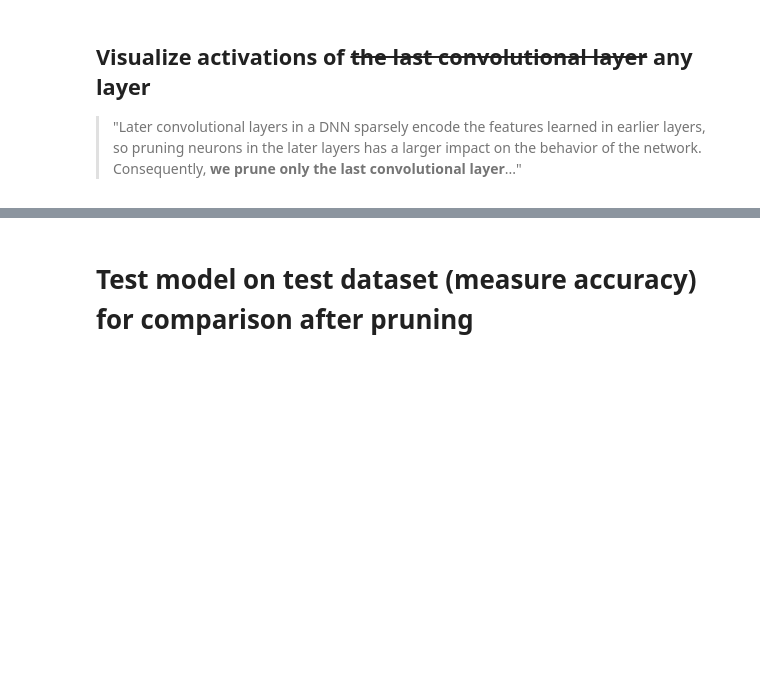
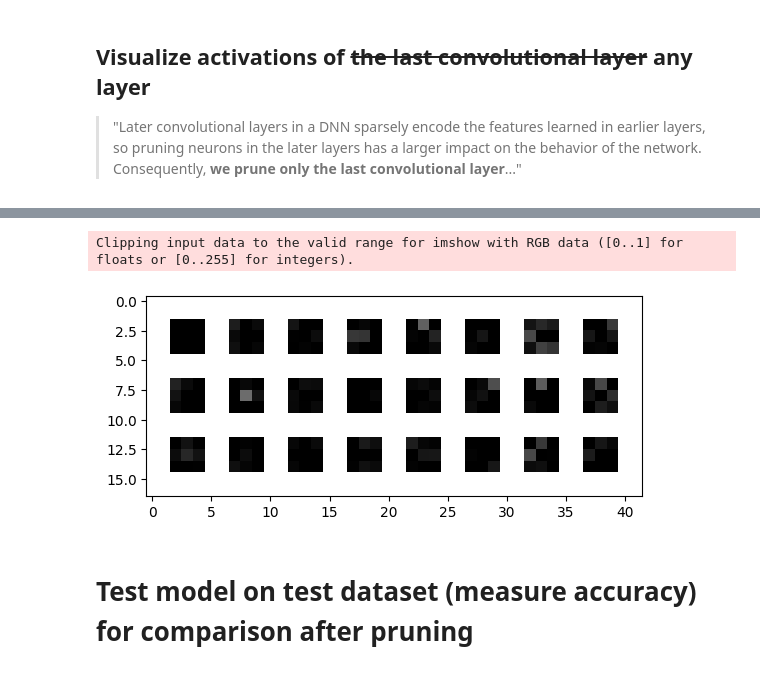
Before and after one commit to MarkoHaralovic/DL_cyber_attacks, a Jupyter notebook: notebooks/pruning_concept.ipynb, the cells around one changed output, grey strips where cells are left out. Cells and saved outputs as stored; diff of their text form; code cells hidden in the pictures; blank space fills up the shorter version.

```diff
--- a/notebooks/pruning_concept.ipynb
+++ b/notebooks/pruning_concept.ipynb
@@ -69,0 +140,5 @@ print(model)
+# %%
+layer_weights = model.state_dict()[SELECTED_WEIGHT_KEY]
+mask = torch.ones(layer_weights.size()).to(device)
+
+mask.size()
@@ -69,0 +147,3 @@ print(model)
+# %%
+mask[0,0,:,:] = 0
+mask[0,:2,:,:]
@@ -70,3 +158,11 @@ print(model)
+# %%
+model.state_dict()[SELECTED_WEIGHT_KEY] *= mask
+
+layer_weights = model.state_dict()[SELECTED_WEIGHT_KEY]
+visualize_layer(layer_weights)
+# %% [output]
+Clipping input data to the valid range for imshow with RGB data ([0..1] for floats or [0..255] for integers).
+[figure, added]
 # %% [markdown]
 # Test model on test dataset (measure accuracy) for comparison after pruning
 # %%
```
Also changed, not shown: parts of 64 cells of this notebook.
